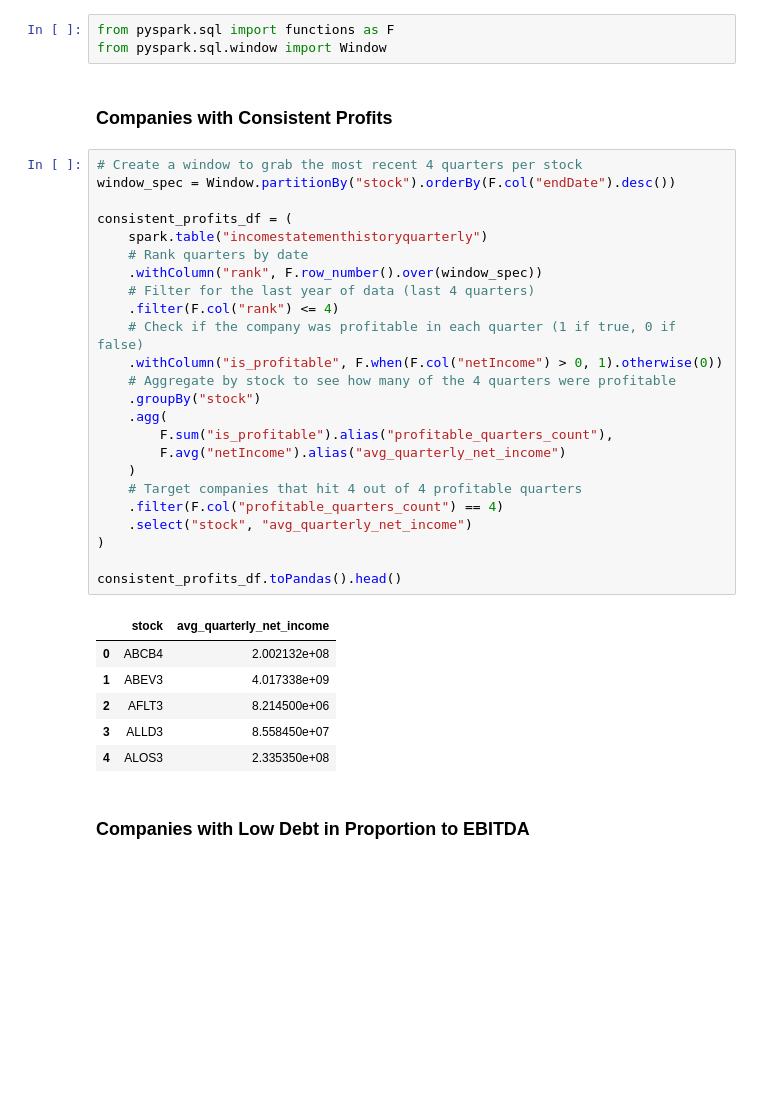
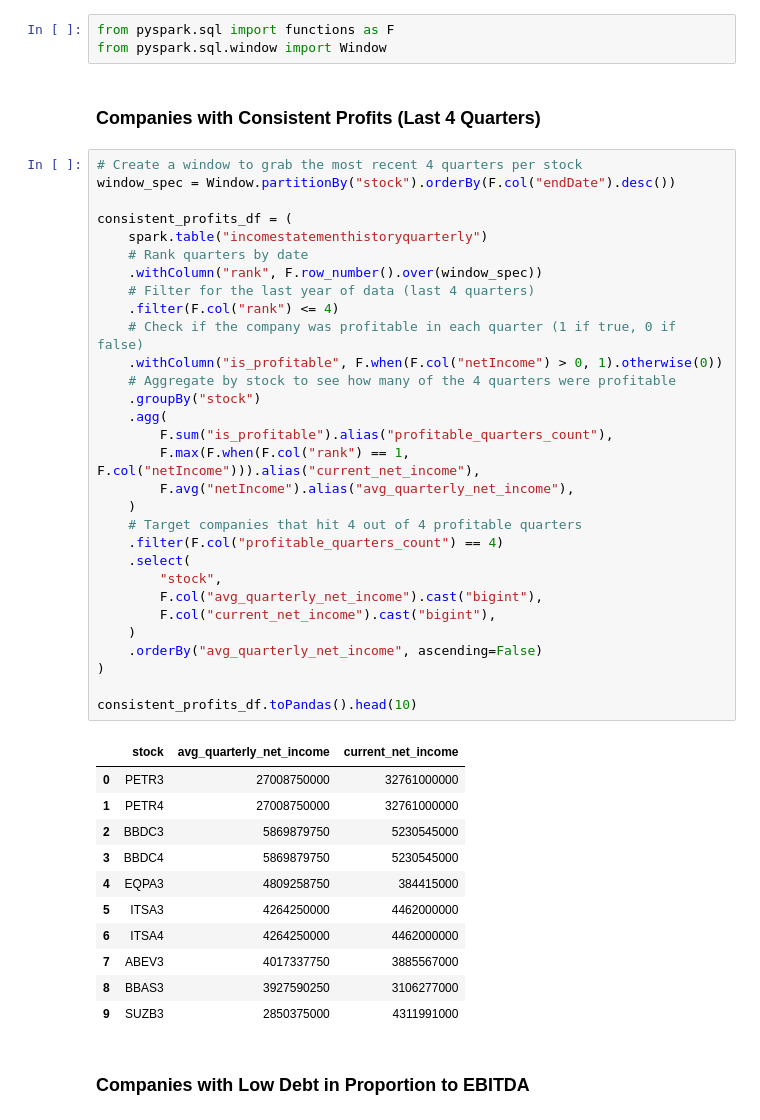
Before and after one commit to Henmachado/brapi_stocks, a Jupyter notebook: data_lake.ipynb, the cells around one changed output. Drawn from its saved outputs; the diff is of its cells as text; blank space fills up the shorter version.

```diff
--- a/data_lake.ipynb
+++ b/data_lake.ipynb
@@ -21,38 +21,49 @@ To adjust logging level use sc.setLogLevel(newLevel). For SparkR, use setLogLeve
 from pyspark.sql import functions as F
 from pyspark.sql.window import Window
 # %% [markdown]
-### Companies with Consistent Profits
+### Companies with Consistent Profits (Last 4 Quarters)
 # %%
 # Create a window to grab the most recent 4 quarters per stock
 window_spec = Window.partitionBy("stock").orderBy(F.col("endDate").desc())
 
 consistent_profits_df = (
     spark.table("incomestatementhistoryquarterly")
     # Rank quarters by date
     .withColumn("rank", F.row_number().over(window_spec))
     # Filter for the last year of data (last 4 quarters)
     .filter(F.col("rank") <= 4)
     # Check if the company was profitable in each quarter (1 if true, 0 if false)
     .withColumn("is_profitable", F.when(F.col("netIncome") > 0, 1).otherwise(0))
     # Aggregate by stock to see how many of the 4 quarters were profitable
     .groupBy("stock")
     .agg(
         F.sum("is_profitable").alias("profitable_quarters_count"),
-        F.avg("netIncome").alias("avg_quarterly_net_income")
+        F.max(F.when(F.col("rank") == 1, F.col("netIncome"))).alias("current_net_income"),
+        F.avg("netIncome").alias("avg_quarterly_net_income"),
     )
     # Target companies that hit 4 out of 4 profitable quarters
     .filter(F.col("profitable_quarters_count") == 4)
-    .select("stock", "avg_quarterly_net_income")
+    .select(
+        "stock",
+        F.col("avg_quarterly_net_income").cast("bigint"),
+        F.col("current_net_income").cast("bigint"),
+    )
+    .orderBy("avg_quarterly_net_income", ascending=False)
 )
 
-consistent_profits_df.toPandas().head()
+consistent_profits_df.toPandas().head(10)
 # %% [output]
-|  | stock | avg_quarterly_net_income |
-| 0 | ABCB4 | 2.002132e+08 |
-| 1 | ABEV3 | 4.017338e+09 |
-| 2 | AFLT3 | 8.214500e+06 |
-| 3 | ALLD3 | 8.558450e+07 |
-| 4 | ALOS3 | 2.335350e+08 |
+|  | stock | avg_quarterly_net_income | current_net_income |
+| 0 | PETR3 | 27008750000 | 32761000000 |
+| 1 | PETR4 | 27008750000 | 32761000000 |
+| 2 | BBDC3 | 5869879750 | 5230545000 |
+| 3 | BBDC4 | 5869879750 | 5230545000 |
+| 4 | EQPA3 | 4809258750 | 384415000 |
+| 5 | ITSA3 | 4264250000 | 4462000000 |
+| 6 | ITSA4 | 4264250000 | 4462000000 |
+| 7 | ABEV3 | 4017337750 | 3885567000 |
+| 8 | BBAS3 | 3927590250 | 3106277000 |
+| 9 | SUZB3 | 2850375000 | 4311991000 |
 # %% [markdown]
 ### Companies with Low Debt in Proportion to EBITDA
 # %%
```
Also changed, not shown: parts of 9 cells of this notebook.
